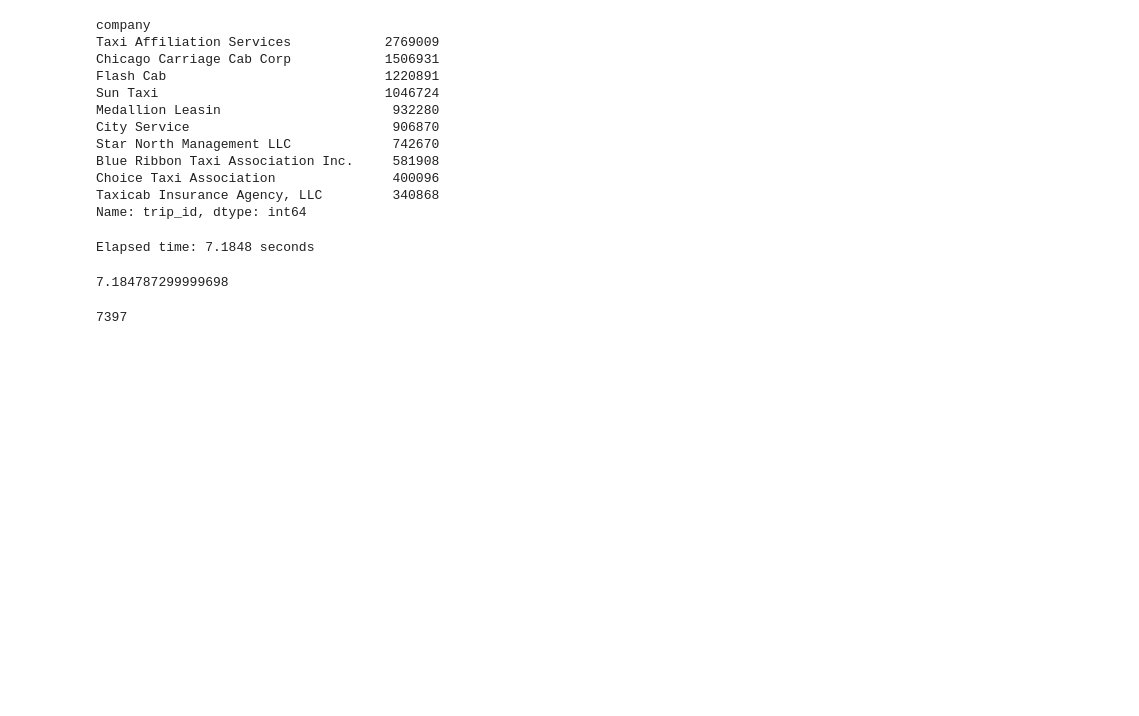
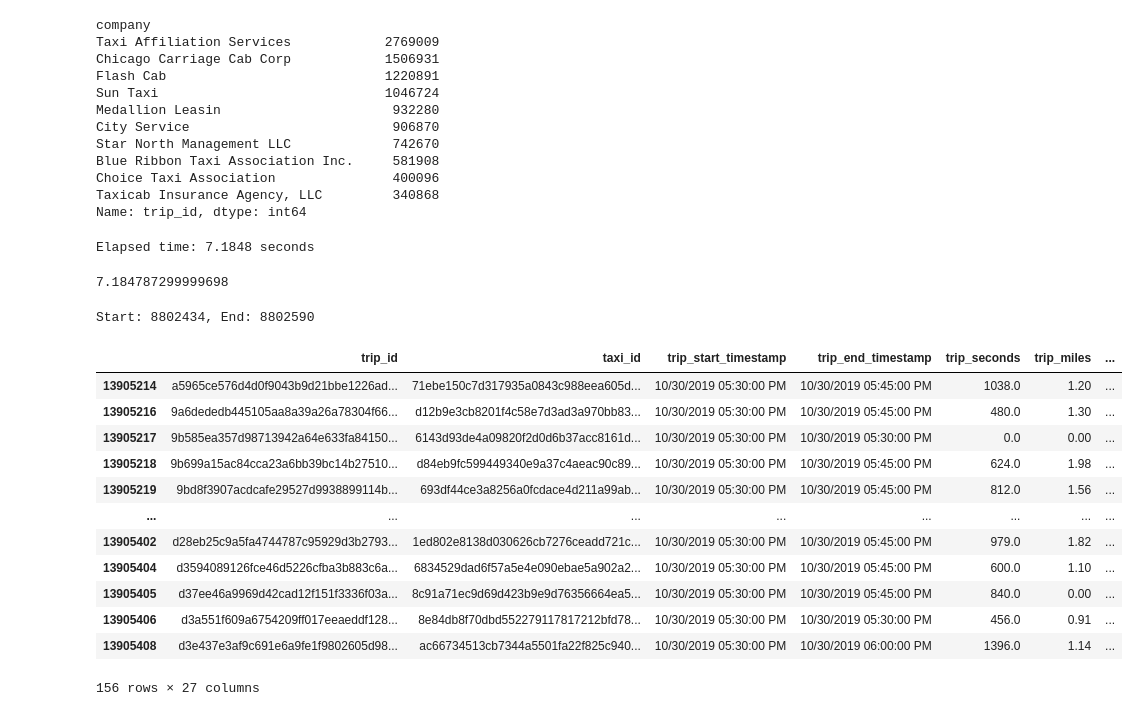
Before and after one commit to bthodla/pandas_vs_terality, a Jupyter notebook: notebooks/pandas_vs_terality.ipynb, the cells around one changed output. Drawn from its saved outputs; the diff is of its cells as text; code cells hidden in the pictures; blank space fills up the shorter version.

```diff
--- a/notebooks/pandas_vs_terality.ipynb
+++ b/notebooks/pandas_vs_terality.ipynb
@@ -356,9 +361,26 @@ timer.stop()
 timer.start()
 taxi_trips_tdf.sort_values(by="company")
 timer.stop()
+# %%
+range = get_slice_range(row_count)
+print("Start: %d, End: %d" % range)
+# %% [output]
+Start: 8802434, End: 8802590
 # %%
 # Query 5: Slicing using random numbers for start and end - using Pandas
-start = random.randint(1, taxi_trips_pdf.shape[0])
-print(start)
+timer.start()
+taxi_trips_pdf[range[0]:range[1]]
 # %% [output]
+|  | trip_id | taxi_id | trip_start_timestamp | trip_end_timestamp | trip_seconds | trip_miles | ... |
+| 13905214 | a5965ce576d4d0f9043b9d21bbe1226ad... | 71ebe150c7d317935a0843c988eea605d... | 10/30/2019 05:30:00 PM | 10/30/2019 05:45:00 PM | 1038.0 | 1.20 | ... |
+| 13905216 | 9a6dededb445105aa8a39a26a78304f66... | d12b9e3cb8201f4c58e7d3ad3a970bb83... | 10/30/2019 05:30:00 PM | 10/30/2019 05:45:00 PM | 480.0 | 1.30 | ... |
+| 13905217 | 9b585ea357d98713942a64e633fa84150... | 6143d93de4a09820f2d0d6b37acc8161d... | 10/30/2019 05:30:00 PM | 10/30/2019 05:30:00 PM | 0.0 | 0.00 | ... |
+| 13905218 | 9b699a15ac84cca23a6bb39bc14b27510... | d84eb9fc599449340e9a37c4aeac90c89... | 10/30/2019 05:30:00 PM | 10/30/2019 05:45:00 PM | 624.0 | 1.98 | ... |
+| 13905219 | 9bd8f3907acdcafe29527d9938899114b... | 693df44ce3a8256a0fcdace4d211a99ab... | 10/30/2019 05:30:00 PM | 10/30/2019 05:45:00 PM | 812.0 | 1.56 | ... |
+| ... | ... | ... | ... | ... | ... | ... | ... |
+| 13905402 | d28eb25c9a5fa4744787c95929d3b2793... | 1ed802e8138d030626cb7276ceadd721c... | 10/30/2019 05:30:00 PM | 10/30/2019 05:45:00 PM | 979.0 | 1.82 | ... |
+| 13905404 | d3594089126fce46d5226cfba3b883c6a... | 6834529dad6f57a5e4e090ebae5a902a2... | 10/30/2019 05:30:00 PM | 10/30/2019 05:45:00 PM | 600.0 | 1.10 | ... |
+| 13905405 | d37ee46a9969d42cad12f151f3336f03a... | 8c91a71ec9d69d423b9e9d76356664ea5... | 10/30/2019 05:30:00 PM | 10/30/2019 05:45:00 PM | 840.0 | 0.00 | ... |
+| 13905406 | d3a551f609a6754209ff017eeaeddf128... | 8e84db8f70dbd552279117817212bfd78... | 10/30/2019 05:30:00 PM | 10/30/2019 05:30:00 PM | 456.0 | 0.91 | ... |
+| 13905408 | d3e437e3af9c691e6a9fe1f9802605d98... | ac66734513cb7344a5501fa22f825c940... | 10/30/2019 05:30:00 PM | 10/30/2019 06:00:00 PM | 1396.0 | 1.14 | ... |
-7397
+156 rows × 27 columns
```
Also changed, not shown: parts of 14 cells of this notebook.
